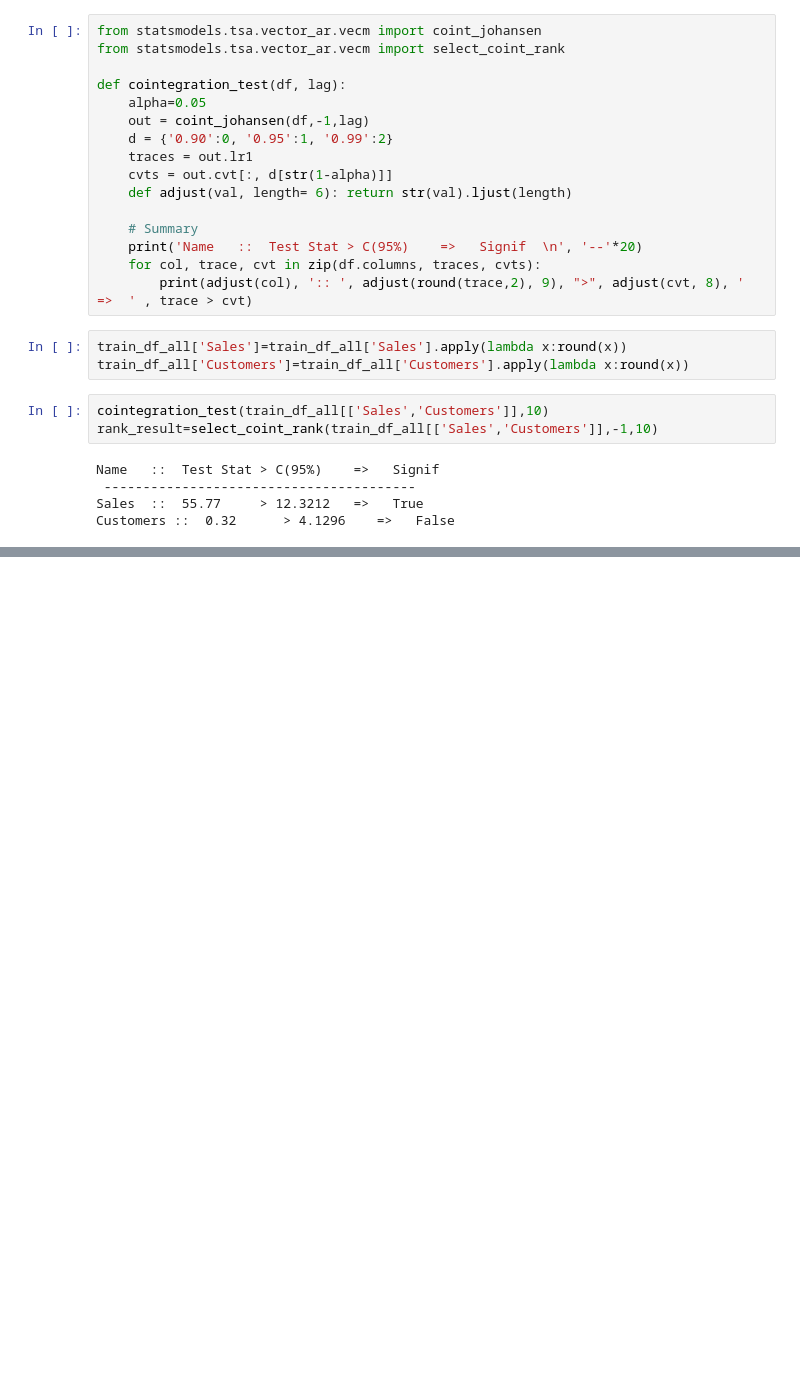
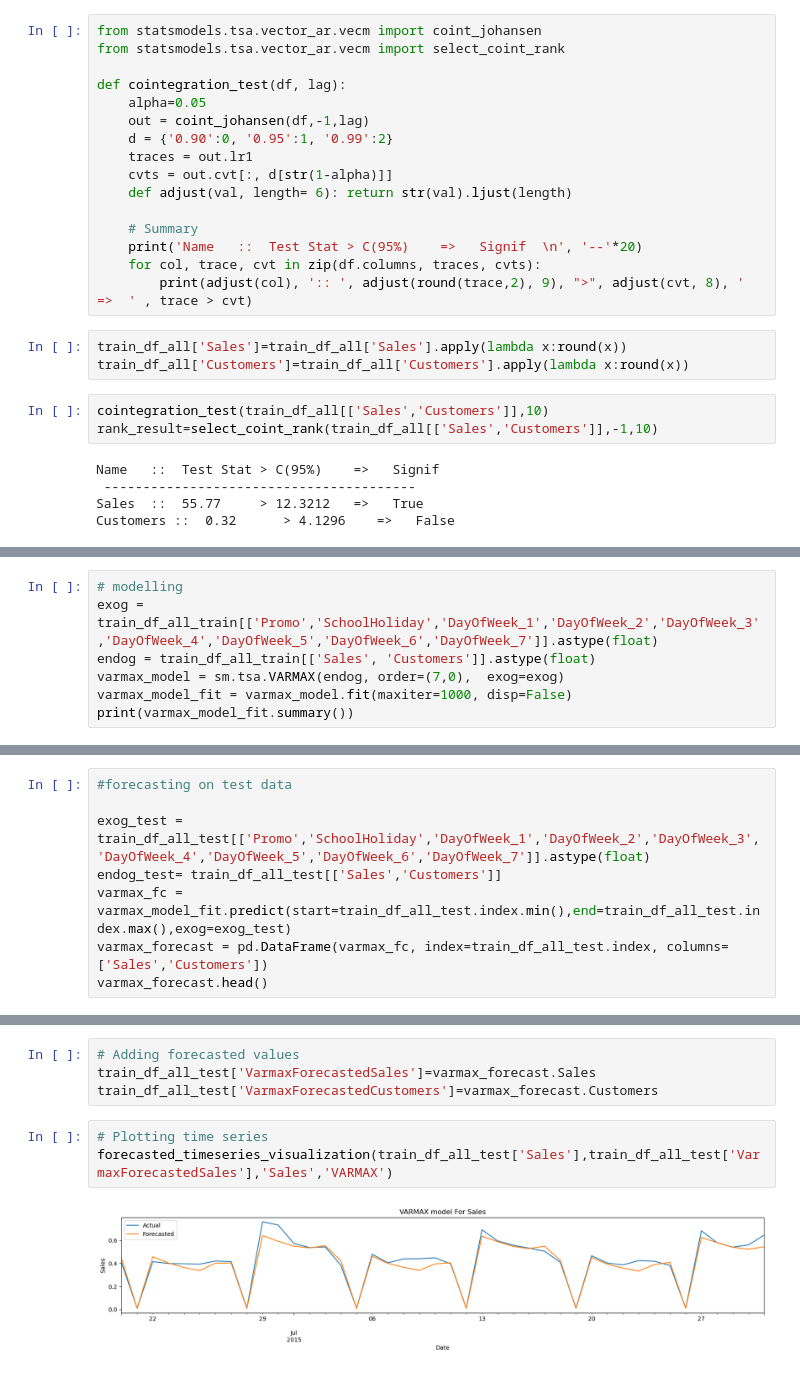
Before and after one commit to SanjayaKumarSahoo/rossmann-drug-timeseries-forecast, a Jupyter notebook: rossmann-drug-timeseries-forecast.ipynb, the cells around one changed output, grey strips where cells are left out. Saved outputs shown, nothing was run; the diff lists cells and outputs as text; blank space fills up the shorter version.

```diff
--- a/rossmann-drug-timeseries-forecast.ipynb
+++ b/rossmann-drug-timeseries-forecast.ipynb
@@ -1075,0 +1168,7 @@ Customers ::  0.32      > 4.1296    =>   False
+# %%
+# modelling
+exog = train_df_all_train[['Promo','SchoolHoliday','DayOfWeek_1','DayOfWeek_2','DayOfWeek_3','DayOfWeek_4','DayOfWeek_5','DayOfWeek_6','DayOfWeek_7']].astype(float)
+endog = train_df_all_train[['Sales', 'Customers']].astype(float)
+varmax_model = sm.tsa.VARMAX(endog, order=(7,0),  exog=exog)
+varmax_model_fit = varmax_model.fit(maxiter=1000, disp=False)
+print(varmax_model_fit.summary())
@@ -1075,0 +1193,8 @@ Customers ::  0.32      > 4.1296    =>   False
+# %%
+#forecasting on test data
+
+exog_test = train_df_all_test[['Promo','SchoolHoliday','DayOfWeek_1','DayOfWeek_2','DayOfWeek_3','DayOfWeek_4','DayOfWeek_5','DayOfWeek_6','DayOfWeek_7']].astype(float)
+endog_test= train_df_all_test[['Sales','Customers']]
+varmax_fc = varmax_model_fit.predict(start=train_df_all_test.index.min(),end=train_df_all_test.index.max(),exog=exog_test)
+varmax_forecast = pd.DataFrame(varmax_fc, index=train_df_all_test.index, columns=['Sales','Customers'])
+varmax_forecast.head()
@@ -1075,0 +1209,9 @@ Customers ::  0.32      > 4.1296    =>   False
+# %%
+# Adding forecasted values
+train_df_all_test['VarmaxForecastedSales']=varmax_forecast.Sales
+train_df_all_test['VarmaxForecastedCustomers']=varmax_forecast.Customers
+# %%
+# Plotting time series
+forecasted_timeseries_visualization(train_df_all_test['Sales'],train_df_all_test['VarmaxForecastedSales'],'Sales','VARMAX')
+# %% [output]
+[figure, added]
```
Also changed, not shown: parts of 17 cells of this notebook.
